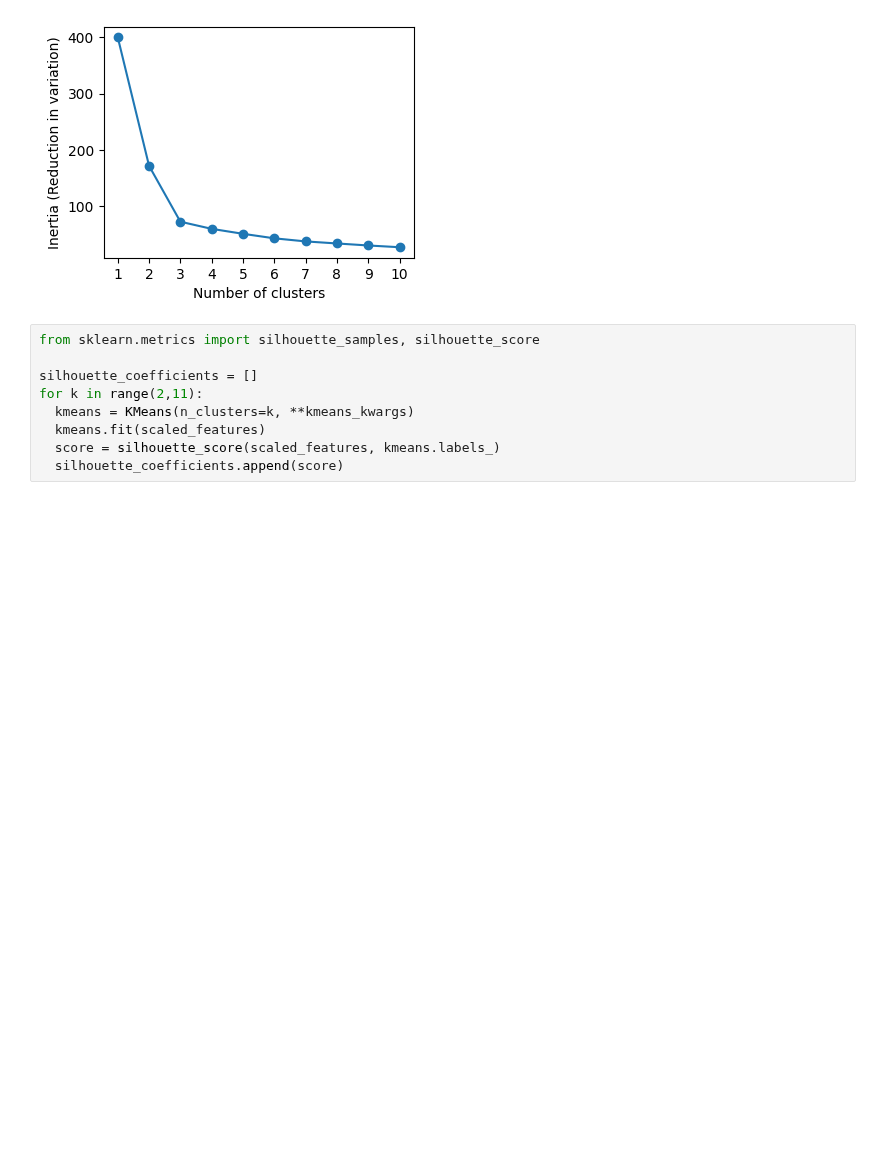
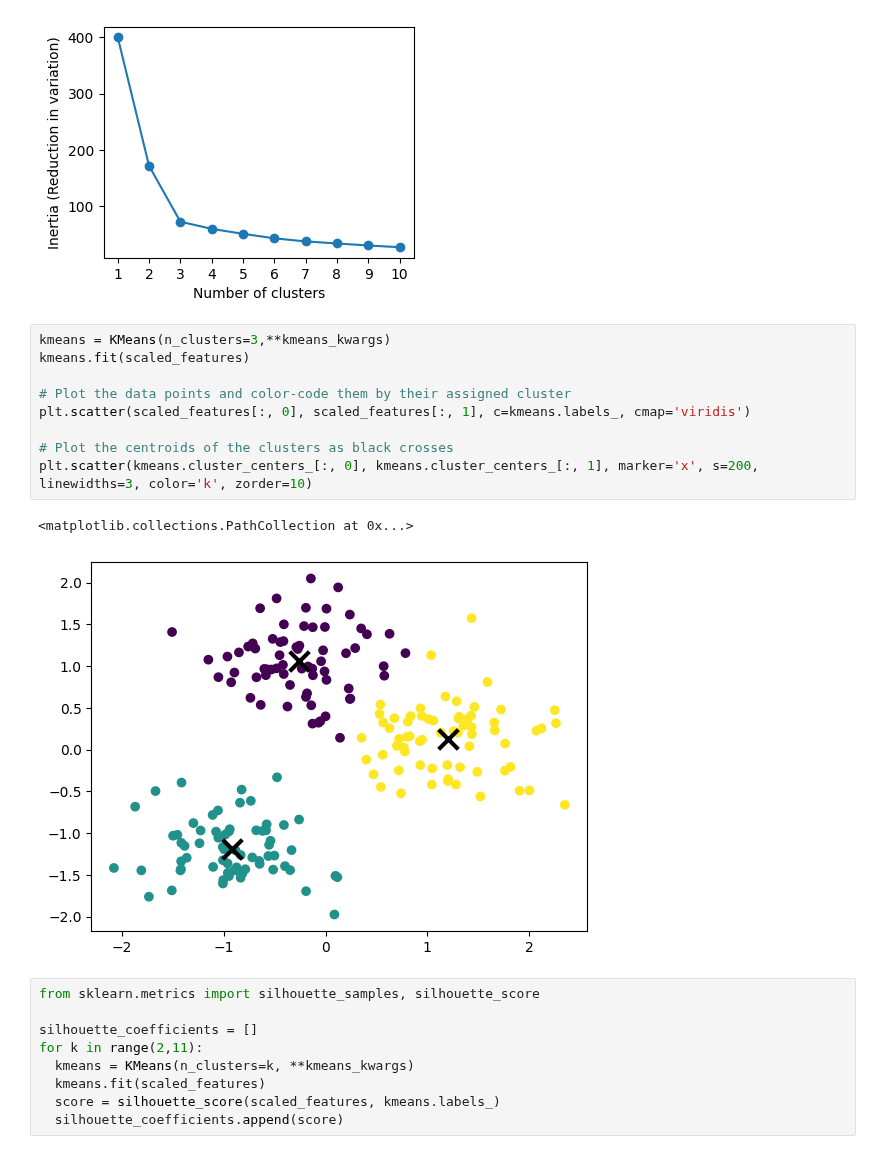
Before and after one commit to yashyaks/ML-playground, a Jupyter notebook: Lab_9/kmeans_clustering.ipynb, the cells around one changed output. Cells and saved outputs as stored; diff of their text form; blank space fills up the shorter version.

```diff
--- a/Lab_9/kmeans_clustering.ipynb
+++ b/Lab_9/kmeans_clustering.ipynb
@@ -57,6 +70,18 @@ plt.ylabel('Inertia (Reduction in variation)')
 plt.show()
 # %% [output]
 [figure]
+# %%
+kmeans = KMeans(n_clusters=3,**kmeans_kwargs)
+kmeans.fit(scaled_features)
+
+# Plot the data points and color-code them by their assigned cluster
+plt.scatter(scaled_features[:, 0], scaled_features[:, 1], c=kmeans.labels_, cmap='viridis')
+
+# Plot the centroids of the clusters as black crosses
+plt.scatter(kmeans.cluster_centers_[:, 0], kmeans.cluster_centers_[:, 1], marker='x', s=200, linewidths=3, color='k', zorder=10)
+# %% [output]
+<matplotlib.collections.PathCollection at 0x...>
+[figure, added]
 # %%
 from sklearn.metrics import silhouette_samples, silhouette_score
 
```
Also changed, not shown: parts of 2 cells of this notebook.
